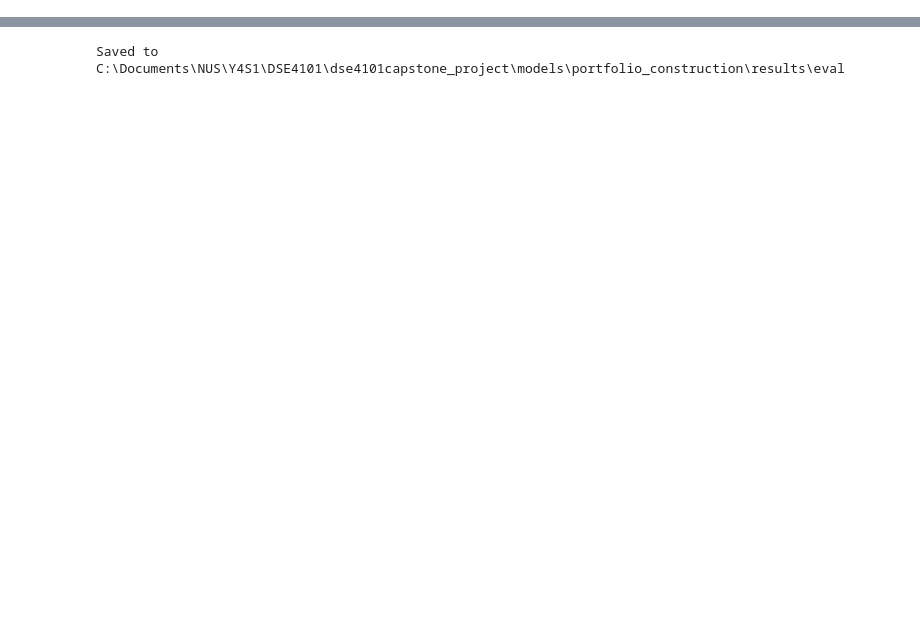
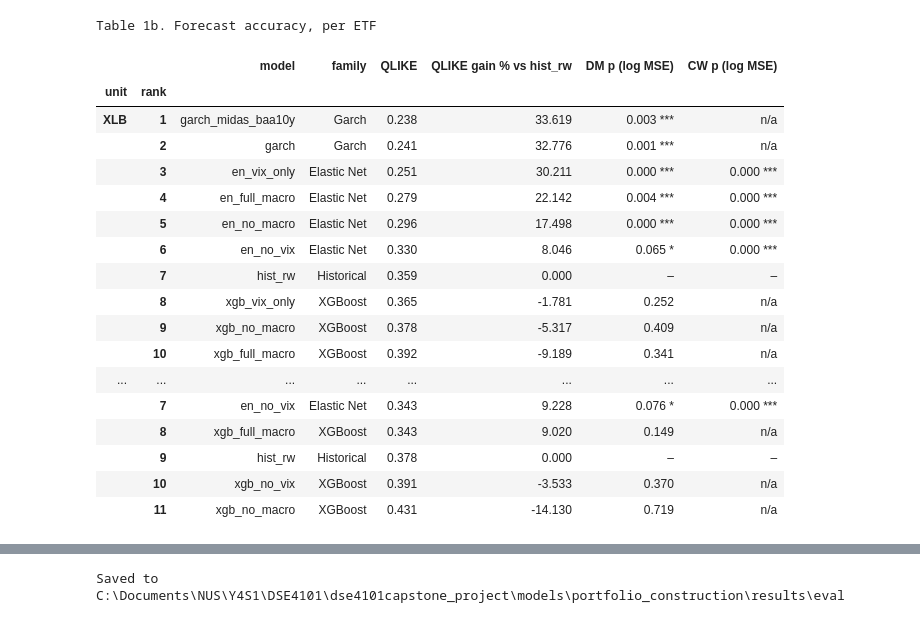
Before and after one commit to chanrahrah/dse4101capstone-project, a Jupyter notebook: models/portfolio_construction/03_forecast_vs_portfolio.ipynb, the cells around one changed output, grey strips where cells are left out. Cells and saved outputs as stored; diff of their text form; code cells hidden in the pictures; blank space fills up the shorter version.

```diff
--- a/models/portfolio_construction/03_forecast_vs_portfolio.ipynb
+++ b/models/portfolio_construction/03_forecast_vs_portfolio.ipynb
@@ -274,0 +94,33 @@ Spearman ρ between forecast accuracy and Sharpe ratio, by loss:
+# %%
+def rank_table(columns, sort_by, ascending):
+    """One ranking per unit, hist_rw included: index (unit, rank), rank 1 = best."""
+    out = []
+    for u in UNITS:
+        t = pd.DataFrame(columns(u), index=VARIANTS).rename_axis("model")
+        t = t.sort_values(sort_by, ascending=ascending).reset_index()
+        out.append(t.assign(unit=u, rank=range(1, len(t) + 1)))
+    return pd.concat(out).set_index(["unit", "rank"])
+
+
+def show_ranking(tbl, units, p_cols, title):
+    """Display a ranking with its p-values as 'p stars': '–' for hist_rw, 'n/a' where no test was run."""
+    out = tbl.loc[units].copy()
+    for col in p_cols:
+        out[col] = ["–" if m == BENCHMARK else "n/a" if pd.isna(p) else f"{p:.3f} {stars(p)}".strip()
+                    for m, p in zip(out["model"], out[col])]
+    if len(units) == 1:
+        out = out.droplevel("unit")
+    print(title)
+    display(out.round(3))
+
+
+FC_P = ["DM p (log MSE)", "CW p (log MSE)"]
+fc_rank = rank_table(lambda u: {
+    "family": FAMILY,
+    "QLIKE": q[u],
+    f"QLIKE gain % vs {BENCHMARK}": (1 - q[u] / q.at[BENCHMARK, u]) * 100,
+    FC_P[0]: p_logmse.xs(u, level="unit")["DM"],
+    FC_P[1]: p_logmse.xs(u, level="unit")["Clark-West"],
+}, sort_by="QLIKE", ascending=True)
+
+show_ranking(fc_rank, ["Cyclical"], FC_P, "Table 1a. Forecast accuracy, cyclical bucket (pooled)")
@@ -274,0 +142,22 @@ Spearman ρ between forecast accuracy and Sharpe ratio, by loss:
+# %%
+show_ranking(fc_rank, TICKERS, FC_P, "Table 1b. Forecast accuracy, per ETF")
+# %% [output]
+Table 1b. Forecast accuracy, per ETF
+|  |  | model | family | QLIKE | QLIKE gain % vs hist_rw | DM p (log MSE) | CW p (log MSE) |
+| unit | rank |  |  |  |  |  |  |
+| XLB | 1 | garch_midas_baa10y | Garch | 0.238 | 33.619 | 0.003 *** | n/a |
+|  | 2 | garch | Garch | 0.241 | 32.776 | 0.001 *** | n/a |
+|  | 3 | en_vix_only | Elastic Net | 0.251 | 30.211 | 0.000 *** | 0.000 *** |
+|  | 4 | en_full_macro | Elastic Net | 0.279 | 22.142 | 0.004 *** | 0.000 *** |
+|  | 5 | en_no_macro | Elastic Net | 0.296 | 17.498 | 0.000 *** | 0.000 *** |
+|  | 6 | en_no_vix | Elastic Net | 0.330 | 8.046 | 0.065 * | 0.000 *** |
+|  | 7 | hist_rw | Historical | 0.359 | 0.000 | – | – |
+|  | 8 | xgb_vix_only | XGBoost | 0.365 | -1.781 | 0.252 | n/a |
+|  | 9 | xgb_no_macro | XGBoost | 0.378 | -5.317 | 0.409 | n/a |
+|  | 10 | xgb_full_macro | XGBoost | 0.392 | -9.189 | 0.341 | n/a |
+| ... | ... | ... | ... | ... | ... | ... | ... |
+|  | 7 | en_no_vix | Elastic Net | 0.343 | 9.228 | 0.076 * | 0.000 *** |
+|  | 8 | xgb_full_macro | XGBoost | 0.343 | 9.020 | 0.149 | n/a |
+|  | 9 | hist_rw | Historical | 0.378 | 0.000 | – | – |
+|  | 10 | xgb_no_vix | XGBoost | 0.391 | -3.533 | 0.370 | n/a |
+|  | 11 | xgb_no_macro | XGBoost | 0.431 | -14.130 | 0.719 | n/a |
```
Also changed, not shown: parts of 30 cells of this notebook, 27 other files.
